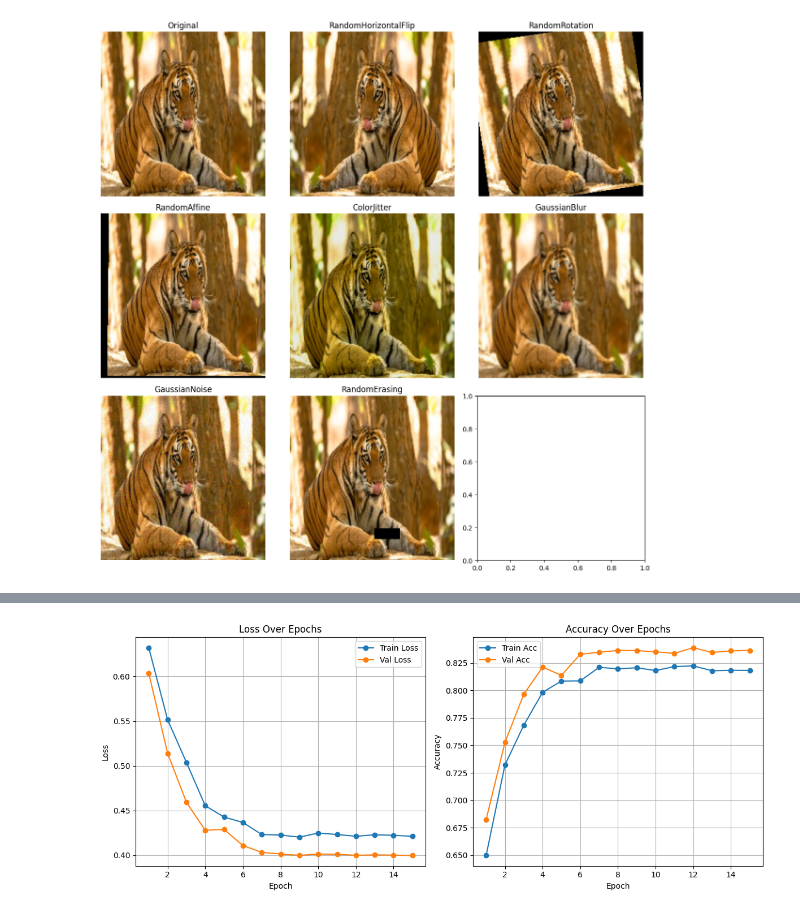
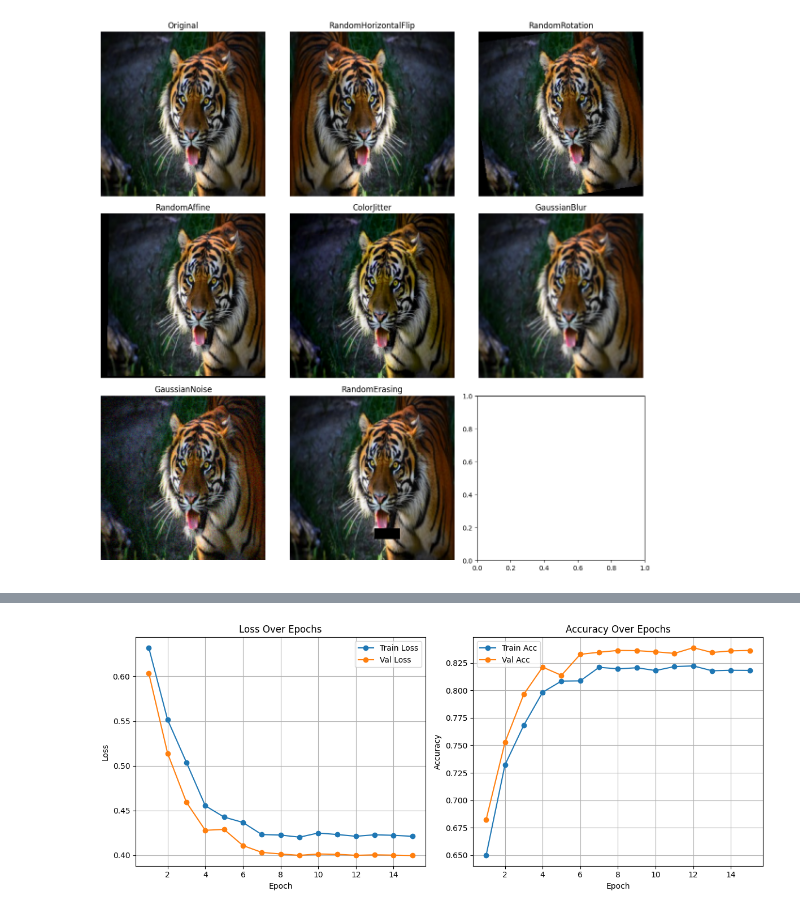
Before and after one commit to l1t-w1n/tiger-fox-elephant, a Jupyter notebook: notebooks/transfer_learning_ResNet50.ipynb, the cells around one changed output, grey strips where cells are left out. Saved outputs shown, nothing was run; the diff lists cells and outputs as text; code cells hidden in the pictures.

```diff
--- a/notebooks/transfer_learning_ResNet50.ipynb
+++ b/notebooks/transfer_learning_ResNet50.ipynb
@@ -331,7 +331,7 @@ class GaussianNoise:
         return f"GaussianNoise(mean={self.mean}, std={self.std})"
 # %%
 from PIL import Image
-image_path = Config.DATA_DIR / "tiger" / "test" / "positive" / "tiger_154.jpg"  # Change to the actual image path
+image_path = Config.DATA_DIR / "tiger" / "test" / "positive" / "tiger_136.jpg"  # Change to the actual image path
 image = cv2.imread(image_path)  # OpenCV loads images in BGR format
 if image is None:
     raise ValueError(f"Failed to load image from {image_path}")
@@ -384,4 +384,4 @@ plt.show()
-[figure, old version]
+[figure, new version]
 # %%
 def main(target_class, model_suffix="resnet50_transfer", model_path=None):
     model_name = f"{target_class}_{model_suffix}"
```
Also changed, not shown: parts of 2 cells of this notebook, 6 other files.
